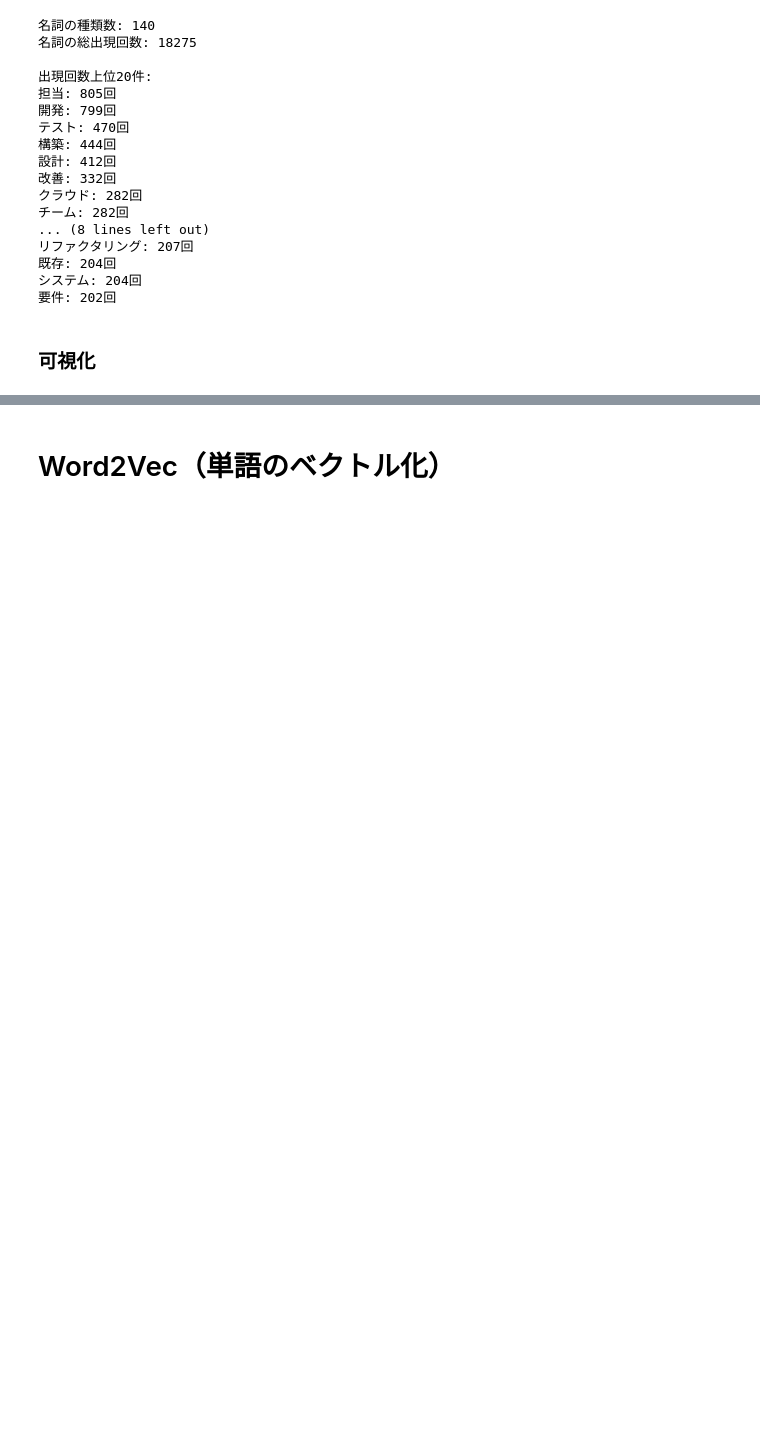
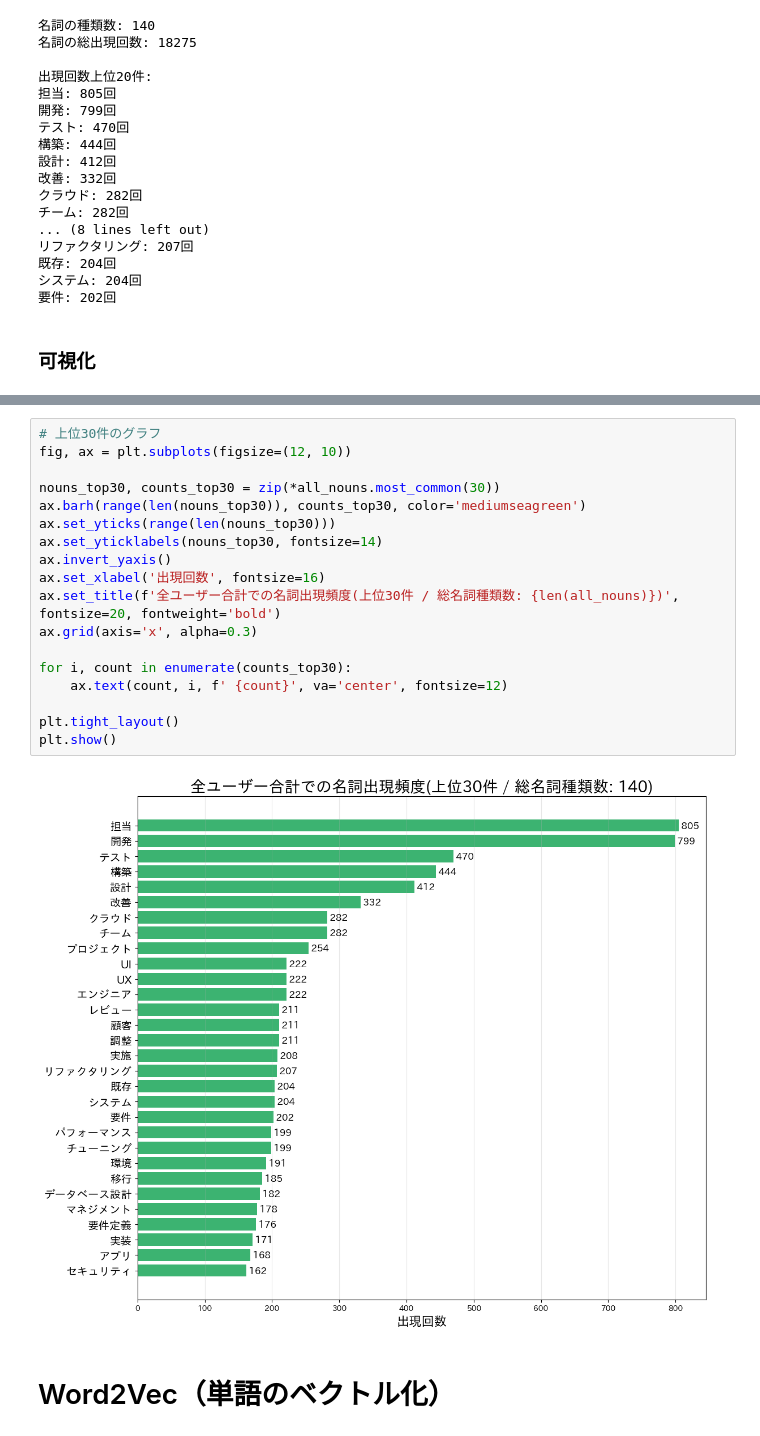
Before and after one commit to Aoki-Dai/research, a Jupyter notebook: notebooks/user_work_histories-sudachi.ipynb, the cells around one changed output, grey strips where cells are left out. Saved outputs shown, nothing was run; the diff lists cells and outputs as text; blank space fills up the shorter version.

```diff
--- a/notebooks/user_work_histories-sudachi.ipynb
+++ b/notebooks/user_work_histories-sudachi.ipynb
@@ -574,6 +574,26 @@ print(f"総名詞出現回数: {sum(all_nouns.values())}")
 総ユーザー数: 300
 総名詞種類数: 140
 総名詞出現回数: 18275
+# %%
+# 上位30件のグラフ
+fig, ax = plt.subplots(figsize=(12, 10))
+
+nouns_top30, counts_top30 = zip(*all_nouns.most_common(30))
+ax.barh(range(len(nouns_top30)), counts_top30, color='mediumseagreen')
+ax.set_yticks(range(len(nouns_top30)))
+ax.set_yticklabels(nouns_top30, fontsize=14)
+ax.invert_yaxis()
+ax.set_xlabel('出現回数', fontsize=16)
+ax.set_title(f'全ユーザー合計での名詞出現頻度(上位30件 / 総名詞種類数: {len(all_nouns)})', fontsize=20, fontweight='bold')
+ax.grid(axis='x', alpha=0.3)
+
+for i, count in enumerate(counts_top30):
+    ax.text(count, i, f' {count}', va='center', fontsize=12)
+
+plt.tight_layout()
+plt.show()
+# %% [output]
+[figure, added]
 # %% [markdown]
 # Word2Vec（単語のベクトル化）
 # %% [markdown]
```
Also changed, not shown: parts of 7 cells of this notebook.
